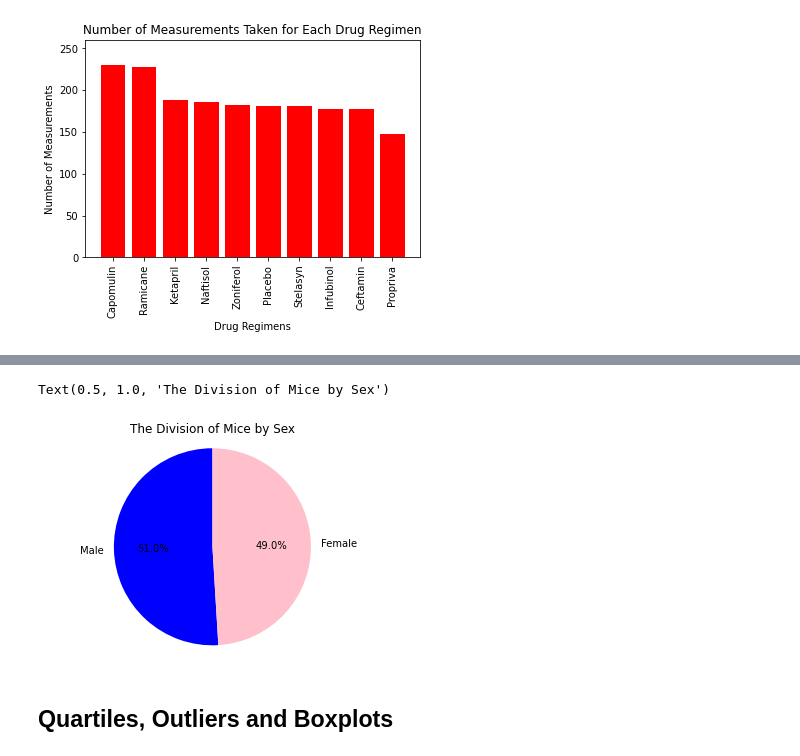
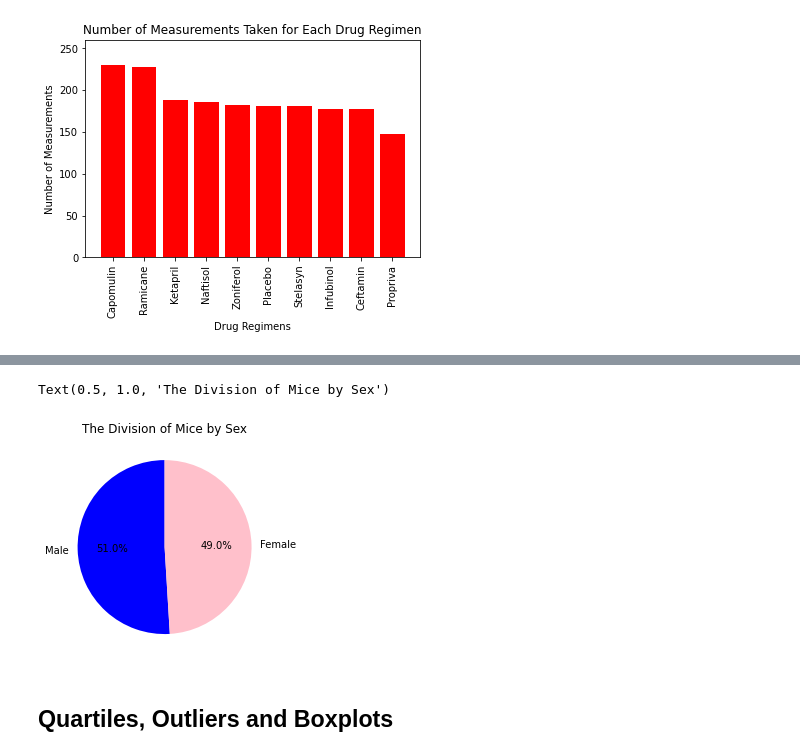
Before and after one commit to zsowen/Matplotlib_Challenge, a Jupyter notebook: Pymaceuticals/pymaceuticals.ipynb, the cells around one changed output, grey strips where cells are left out. Drawn from its saved outputs; the diff is of its cells as text; code cells hidden in the pictures.

```diff
--- a/Pymaceuticals/pymaceuticals.ipynb
+++ b/Pymaceuticals/pymaceuticals.ipynb
@@ -150,25 +159,22 @@ Text(0, 0.5, 'Number of Measurements')
 # %%
 # Generate a pie plot showing the distribution of female versus male mice using pyplot
 #Count number of Male and Female Mice
 data = cleaned_data["Sex"].value_counts()
 
 #Create labels for our chart
 labels = ["Male", "Female"]
 
 #Set the colors of each section of the pie chart
 colors = ["blue", "pink"]
 
 #Plot the data in a Pie Chart
 plt.pie(data, labels=labels, colors=colors, autopct="%1.1f%%", startangle=90)
 
-#Tell matplotlib to create a chart with equal axes
-plt.axis('equal')
-
 #Give the chart a Title
 plt.title("The Division of Mice by Sex")
 # %% [output]
 Text(0.5, 1.0, 'The Division of Mice by Sex')
-[figure, old version]
+[figure, new version]
 # %% [markdown]
 ## Quartiles, Outliers and Boxplots
 # %%
```
Also changed, not shown: parts of 1 cell of this notebook.
